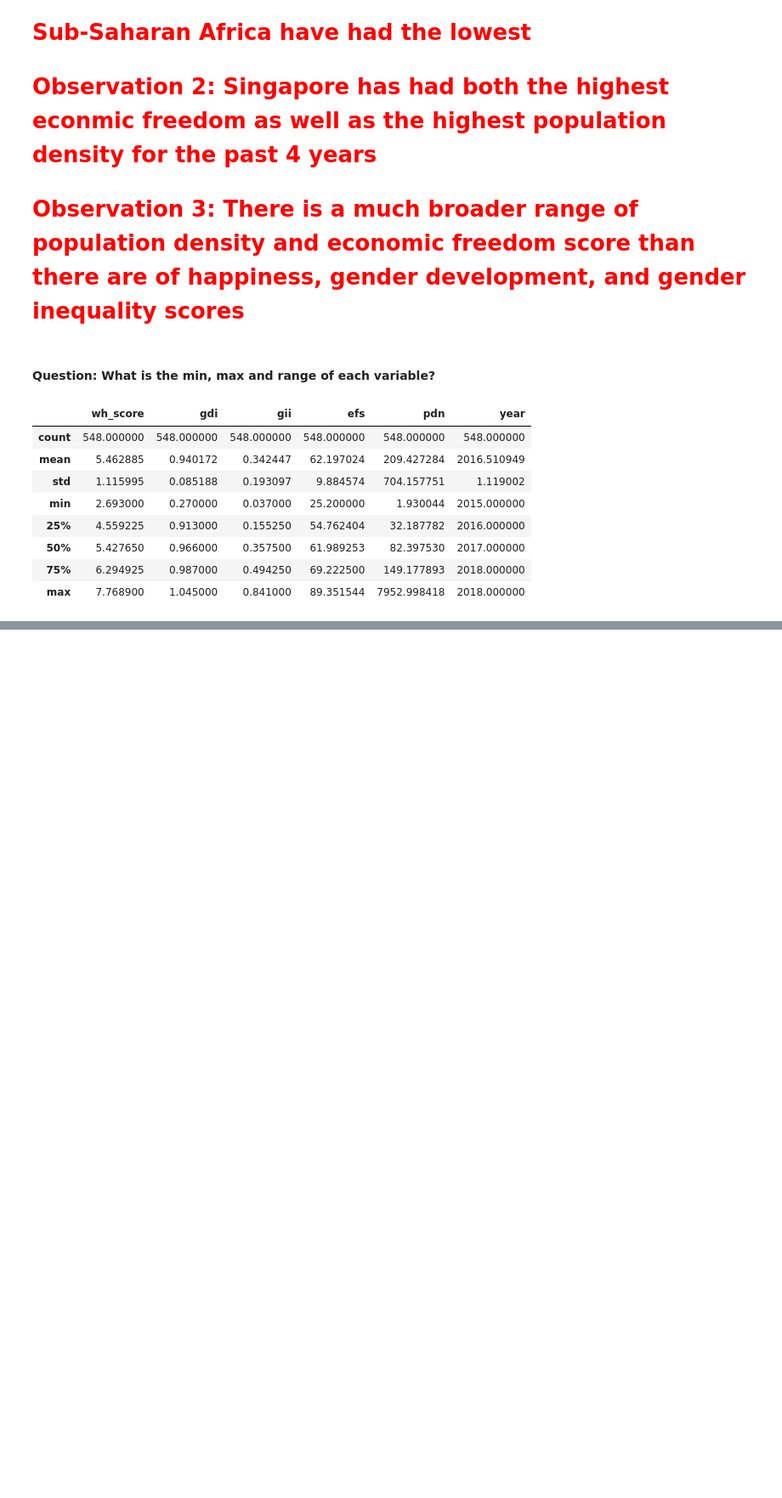
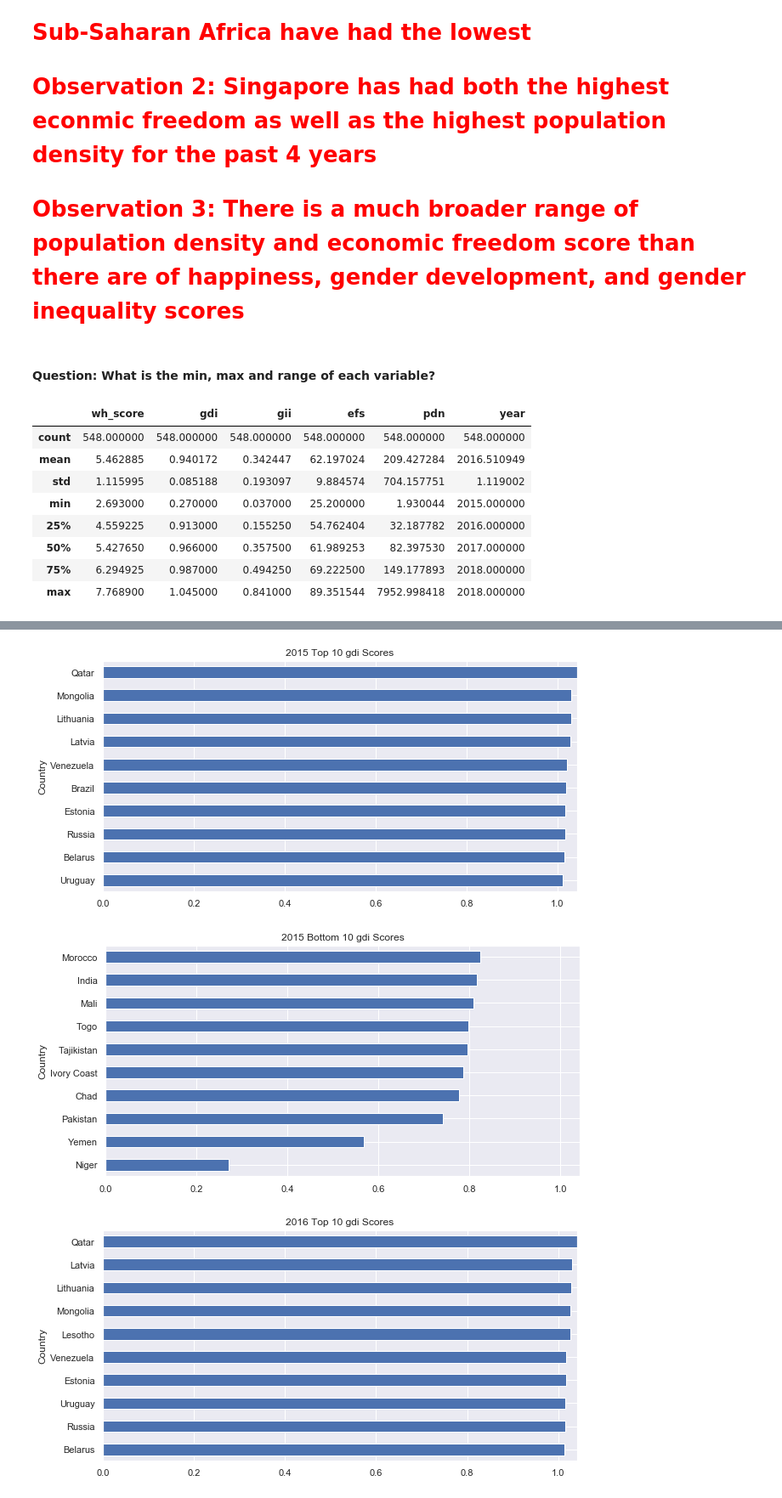
Before and after one commit to nina-driver/Springboard-Capstone-1, a Jupyter notebook: Data Storytelling.ipynb, the cells around one changed output, grey strips where cells are left out. Shown at 85% size. Drawn from its saved outputs; the diff is of its cells as text; code cells hidden in the pictures; blank space fills up the shorter version.

```diff
--- a/Data Storytelling.ipynb
+++ b/Data Storytelling.ipynb
@@ -115,0 +112,7 @@ Population Density range: 7951.068
+# %%
+for df in dfs:
+    top_bottom(df, 'gdi')
+# %% [output]
+[figure, added]
+[figure, added]
+[figure, added]
```
Also changed, not shown: parts of 28 cells of this notebook.
